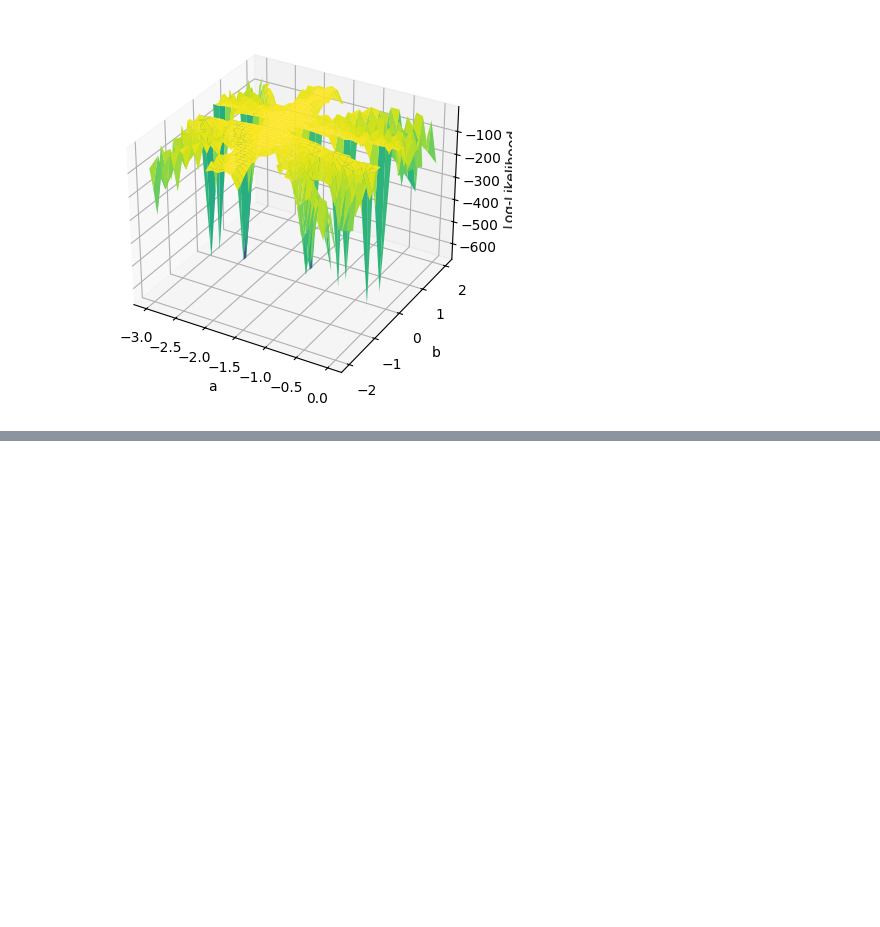
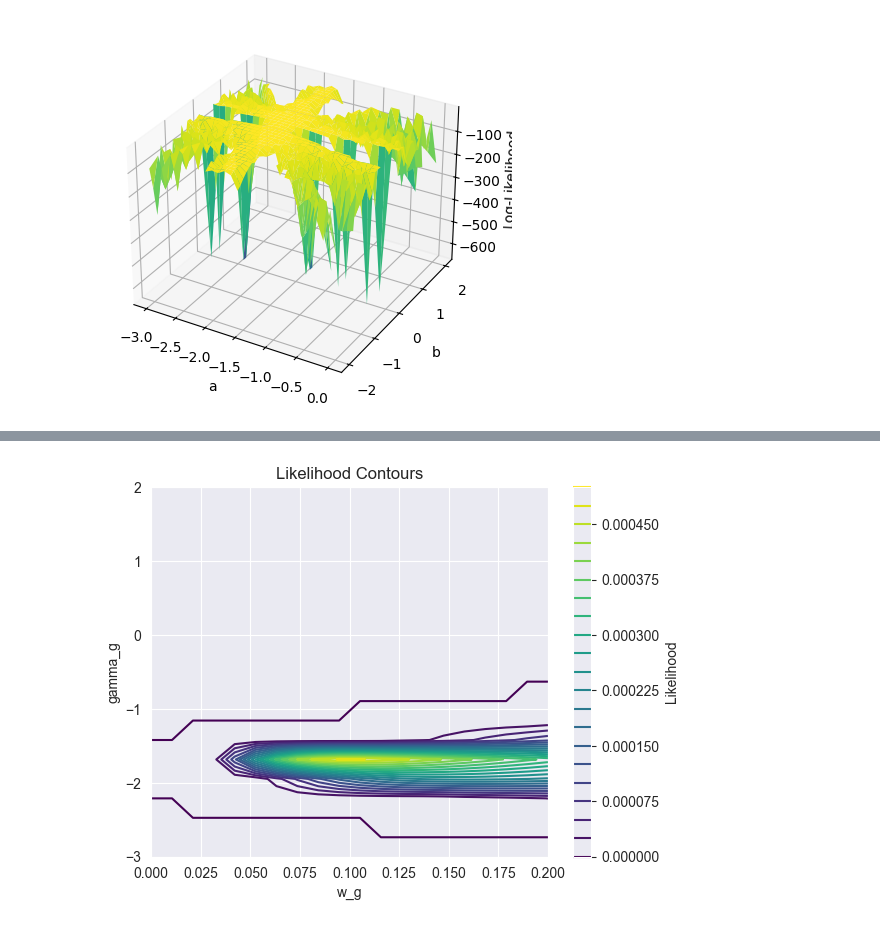
Before and after one commit to PeterKiss18/VasicekPDModel, a Jupyter notebook: MLE_multivariate_plot.ipynb, the cells around one changed output, grey strips where cells are left out. Drawn from its saved outputs; the diff is of its cells as text; code cells hidden in the pictures; blank space fills up the shorter version.

```diff
--- a/MLE_multivariate_plot.ipynb
+++ b/MLE_multivariate_plot.ipynb
@@ -183,0 +228,21 @@ plt.show()
+# %%
+# Plot of the likelihood function in w_g and gamma_g
+x_num_points = 20
+y_num_points = 20
+w_g = np.linspace(0, 0.2, x_num_points)
+gamma_g = np.linspace(-3, 2, y_num_points)
+W, G = np.meshgrid(w_g, gamma_g)
+L = np.zeros((y_num_points, x_num_points))
+
+for i in range(x_num_points):
+    for j in range(y_num_points):
+        L[j, i] = calculate_my_likelihood(d_g, n_g, p_g, norm.pdf, w_g[i], gamma_g[j])
+
+plt.contour(W, G, L, levels=20, cmap='viridis')
+plt.xlabel('w_g')
+plt.ylabel('gamma_g')
+plt.title('Likelihood Contours')
+plt.colorbar(label='Likelihood')
+plt.show()
+# %% [output]
+[figure, added]
```
Also changed, not shown: parts of 3 cells of this notebook.
